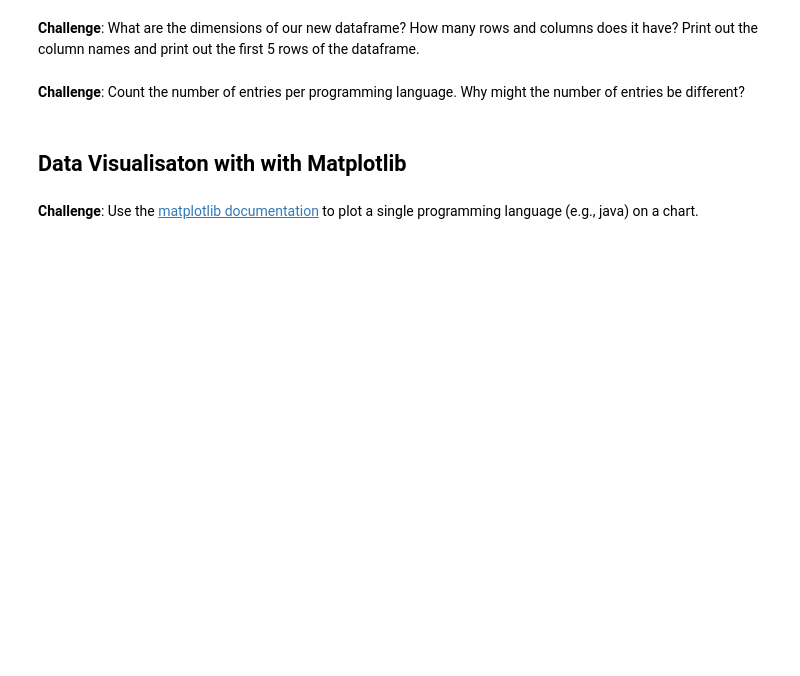
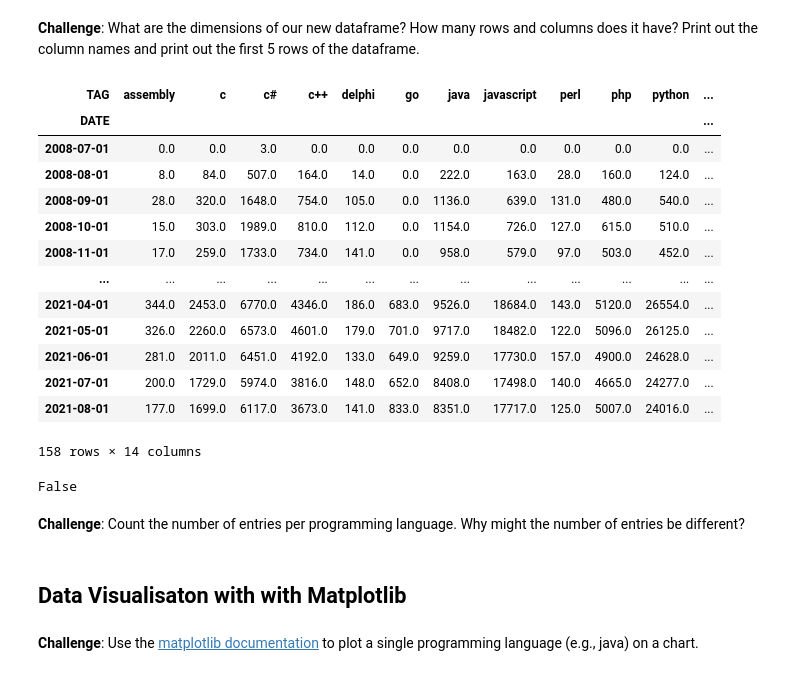
Before and after one commit to sid-py/100_days_of_code_python_new, a Jupyter notebook: day_72/Programming_Languages_(start).ipynb, the cells around one changed output. Saved outputs shown, nothing was run; the diff lists cells and outputs as text; code cells hidden in the pictures; blank space fills up the shorter version.

```diff
--- a/day_72/Programming_Languages_(start).ipynb
+++ b/day_72/Programming_Languages_(start).ipynb
@@ -87,5 +140,27 @@ Let's fix the date format to make it more readable. We need to use Pandas to cha
 # %% [markdown]
 **Challenge**: What are the dimensions of our new dataframe? How many rows and columns does it have? Print out the column names and print out the first 5 rows of the dataframe.
+# %%
+reshaped_df = reshaped_df.fillna(0)
+reshaped_df
+# %% [output]
+| TAG | assembly | c | c# | c++ | delphi | go | java | javascript | perl | php | python | ... |
+| DATE |  |  |  |  |  |  |  |  |  |  |  | ... |
+| 2008-07-01 | 0.0 | 0.0 | 3.0 | 0.0 | 0.0 | 0.0 | 0.0 | 0.0 | 0.0 | 0.0 | 0.0 | ... |
+| 2008-08-01 | 8.0 | 84.0 | 507.0 | 164.0 | 14.0 | 0.0 | 222.0 | 163.0 | 28.0 | 160.0 | 124.0 | ... |
+| 2008-09-01 | 28.0 | 320.0 | 1648.0 | 754.0 | 105.0 | 0.0 | 1136.0 | 639.0 | 131.0 | 480.0 | 540.0 | ... |
+| 2008-10-01 | 15.0 | 303.0 | 1989.0 | 810.0 | 112.0 | 0.0 | 1154.0 | 726.0 | 127.0 | 615.0 | 510.0 | ... |
+| 2008-11-01 | 17.0 | 259.0 | 1733.0 | 734.0 | 141.0 | 0.0 | 958.0 | 579.0 | 97.0 | 503.0 | 452.0 | ... |
+| ... | ... | ... | ... | ... | ... | ... | ... | ... | ... | ... | ... | ... |
+| 2021-04-01 | 344.0 | 2453.0 | 6770.0 | 4346.0 | 186.0 | 683.0 | 9526.0 | 18684.0 | 143.0 | 5120.0 | 26554.0 | ... |
+| 2021-05-01 | 326.0 | 2260.0 | 6573.0 | 4601.0 | 179.0 | 701.0 | 9717.0 | 18482.0 | 122.0 | 5096.0 | 26125.0 | ... |
+| 2021-06-01 | 281.0 | 2011.0 | 6451.0 | 4192.0 | 133.0 | 649.0 | 9259.0 | 17730.0 | 157.0 | 4900.0 | 24628.0 | ... |
+| 2021-07-01 | 200.0 | 1729.0 | 5974.0 | 3816.0 | 148.0 | 652.0 | 8408.0 | 17498.0 | 140.0 | 4665.0 | 24277.0 | ... |
+| 2021-08-01 | 177.0 | 1699.0 | 6117.0 | 3673.0 | 141.0 | 833.0 | 8351.0 | 17717.0 | 125.0 | 5007.0 | 24016.0 | ... |
+158 rows × 14 columns
+# %%
+reshaped_df.isna().values.any()
+# %% [output]
+False
 # %% [markdown]
 **Challenge**: Count the number of entries per programming language. Why might the number of entries be different?
 # %% [markdown]
```
Also changed, not shown: parts of 7 cells of this notebook.
